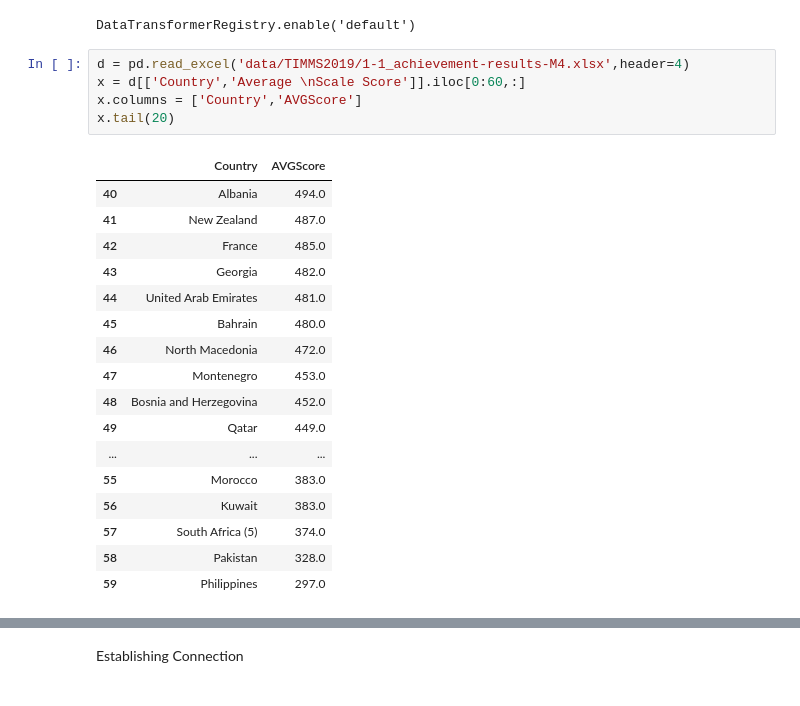
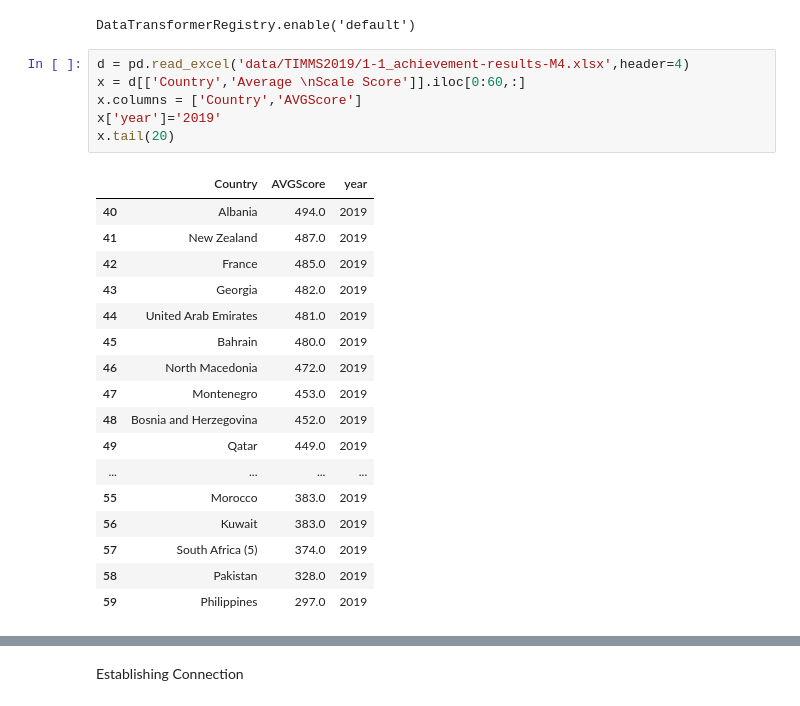
Before and after one commit to IShaalan/BAIT580A---Project-Repo, a Jupyter notebook: analysis.ipynb, the cells around one changed output, grey strips where cells are left out. Saved outputs shown, nothing was run; the diff lists cells and outputs as text.

```diff
--- a/analysis.ipynb
+++ b/analysis.ipynb
@@ -43,23 +43,24 @@ DataTransformerRegistry.enable('default')
 # %%
 d = pd.read_excel('data/TIMMS2019/1-1_achievement-results-M4.xlsx',header=4)
 x = d[['Country','Average \nScale Score']].iloc[0:60,:]
 x.columns = ['Country','AVGScore']
+x['year']='2019'
 x.tail(20)
 # %% [output]
-|  | Country | AVGScore |
-| 40 | Albania | 494.0 |
-| 41 | New Zealand | 487.0 |
-| 42 | France | 485.0 |
-| 43 | Georgia | 482.0 |
-| 44 | United Arab Emirates | 481.0 |
-| 45 | Bahrain | 480.0 |
-| 46 | North Macedonia | 472.0 |
-| 47 | Montenegro | 453.0 |
-| 48 | Bosnia and Herzegovina | 452.0 |
-| 49 | Qatar | 449.0 |
-| ... | ... | ... |
-| 55 | Morocco | 383.0 |
-| 56 | Kuwait | 383.0 |
-| 57 | South Africa (5) | 374.0 |
-| 58 | Pakistan | 328.0 |
-| 59 | Philippines | 297.0 |
+|  | Country | AVGScore | year |
+| 40 | Albania | 494.0 | 2019 |
+| 41 | New Zealand | 487.0 | 2019 |
+| 42 | France | 485.0 | 2019 |
+| 43 | Georgia | 482.0 | 2019 |
+| 44 | United Arab Emirates | 481.0 | 2019 |
+| 45 | Bahrain | 480.0 | 2019 |
+| 46 | North Macedonia | 472.0 | 2019 |
+| 47 | Montenegro | 453.0 | 2019 |
+| 48 | Bosnia and Herzegovina | 452.0 | 2019 |
+| 49 | Qatar | 449.0 | 2019 |
+| ... | ... | ... | ... |
+| 55 | Morocco | 383.0 | 2019 |
+| 56 | Kuwait | 383.0 | 2019 |
+| 57 | South Africa (5) | 374.0 | 2019 |
+| 58 | Pakistan | 328.0 | 2019 |
+| 59 | Philippines | 297.0 | 2019 |
```
Also changed, not shown: parts of 1 cell of this notebook, 6 other files.
